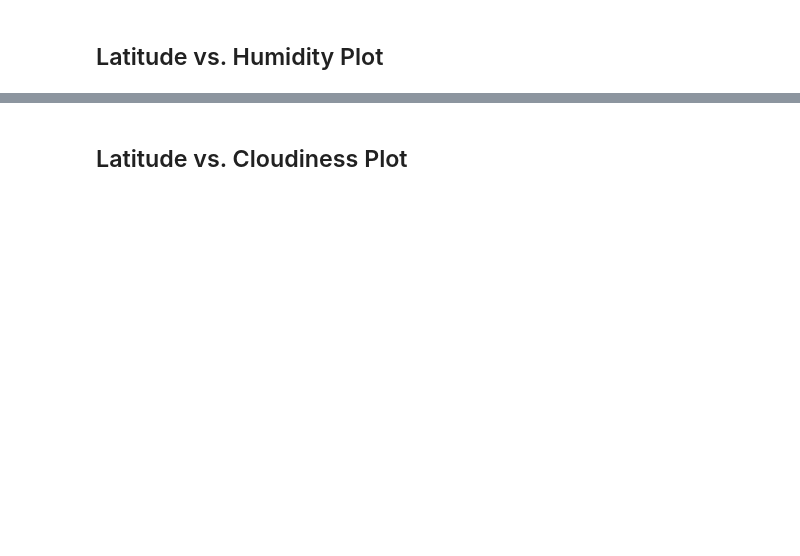
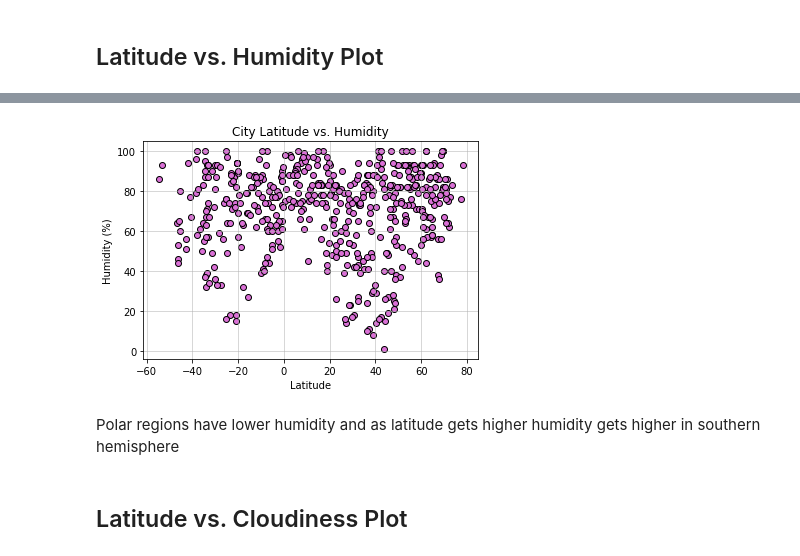
Before and after one commit to KristenBlanchard/python-api-challenge, a Jupyter notebook: WeatherPy/WeatherPy.ipynb, the cells around one changed output, grey strips where cells are left out. Cells and saved outputs as stored; diff of their text form; code cells hidden in the pictures; blank space fills up the shorter version.

```diff
--- a/WeatherPy/WeatherPy.ipynb
+++ b/WeatherPy/WeatherPy.ipynb
@@ -166,2 +214,15 @@ Skip this step if there are no cities that have humidity > 100%.
+# %%
+# Build Lat and Humidity scatter plot
+plt.scatter(clean_city_data["Lat"], clean_city_data["Humidity"], facecolor = "orchid", edgecolor = "black")
+
+# Extras
+plt.title("City Latitude vs. Humidity")
+plt.xlabel("Latitude")
+plt.ylabel("Humidity (%)")
+plt.grid(linestyle='-', linewidth=1, alpha = 0.5)
+# %% [output]
+[figure, added]
+# %% [markdown]
+Polar regions have lower humidity and as latitude gets higher humidity gets higher in southern hemisphere
 # %% [markdown]
 ## Latitude vs. Cloudiness Plot
```
Also changed, not shown: parts of 47 cells of this notebook, 16 other files.
